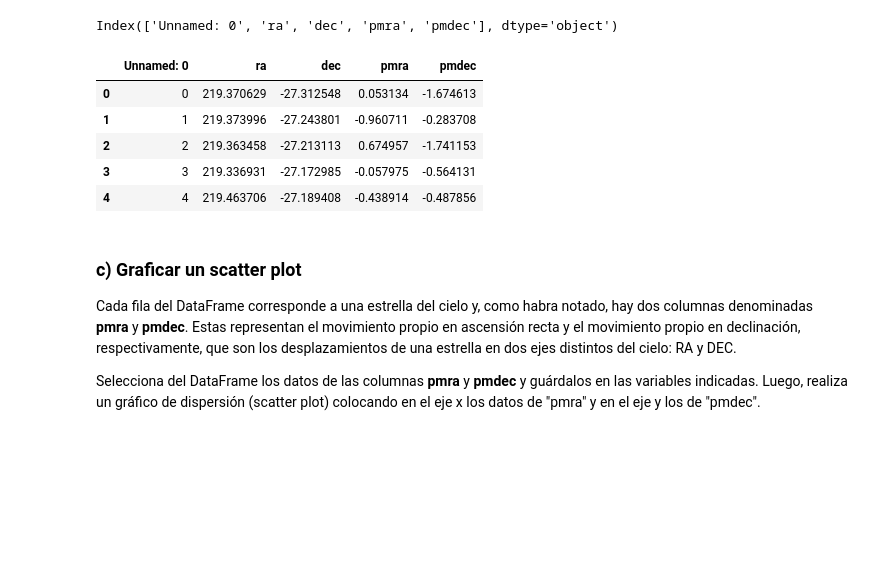
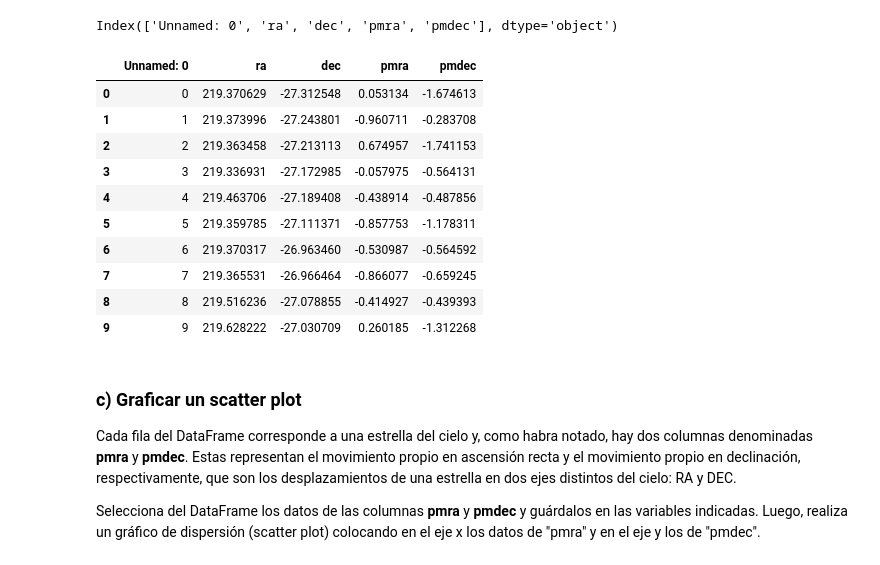
Before and after one commit to JoseAguirre-10/Tarea-2, a Jupyter notebook: Tarea2.ipynb, the cells around one changed output. Cells and saved outputs as stored; diff of their text form; code cells hidden in the pictures; blank space fills up the shorter version.

```diff
--- a/Tarea2.ipynb
+++ b/Tarea2.ipynb
@@ -58,14 +58,19 @@ ngc_df.columns
 Index(['Unnamed: 0', 'ra', 'dec', 'pmra', 'pmdec'], dtype='object')
 # %%
 # Muestra el DataFrame aquí
-ngc_df.head()
+ngc_df.head(10)
 # %% [output]
 |  | Unnamed: 0 | ra | dec | pmra | pmdec |
 | 0 | 0 | 219.370629 | -27.312548 | 0.053134 | -1.674613 |
 | 1 | 1 | 219.373996 | -27.243801 | -0.960711 | -0.283708 |
 | 2 | 2 | 219.363458 | -27.213113 | 0.674957 | -1.741153 |
 | 3 | 3 | 219.336931 | -27.172985 | -0.057975 | -0.564131 |
 | 4 | 4 | 219.463706 | -27.189408 | -0.438914 | -0.487856 |
+| 5 | 5 | 219.359785 | -27.111371 | -0.857753 | -1.178311 |
+| 6 | 6 | 219.370317 | -26.963460 | -0.530987 | -0.564592 |
+| 7 | 7 | 219.365531 | -26.966464 | -0.866077 | -0.659245 |
+| 8 | 8 | 219.516236 | -27.078855 | -0.414927 | -0.439393 |
+| 9 | 9 | 219.628222 | -27.030709 | 0.260185 | -1.312268 |
 # %% [markdown]
 ### c) Graficar un scatter plot
 Cada fila del DataFrame corresponde a una estrella del cielo y, como habra notado, hay dos columnas denominadas **pmra** y **pmdec**. Estas representan el movimiento propio en ascensión recta y el movimiento propio en declinación, respectivamente, que son los desplazamientos de una estrella en dos ejes distintos del cielo: RA y DEC.
```
Also changed, not shown: parts of 8 cells of this notebook.
